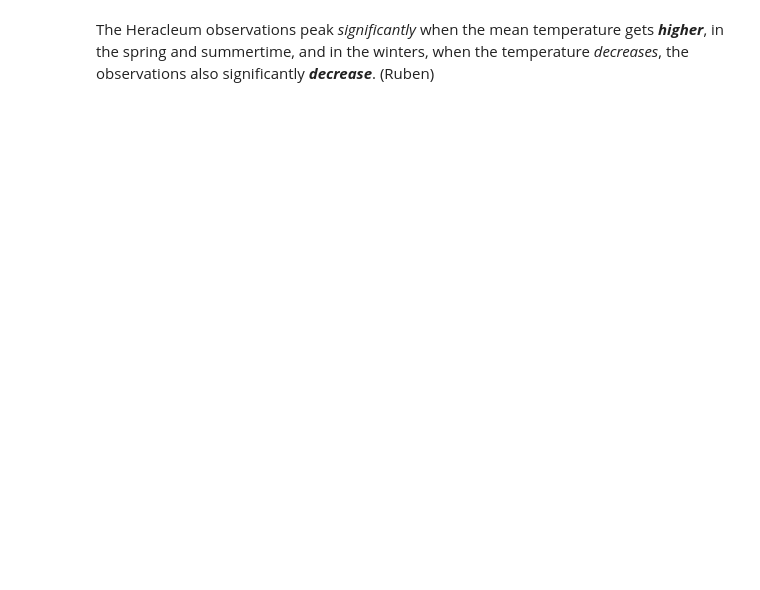
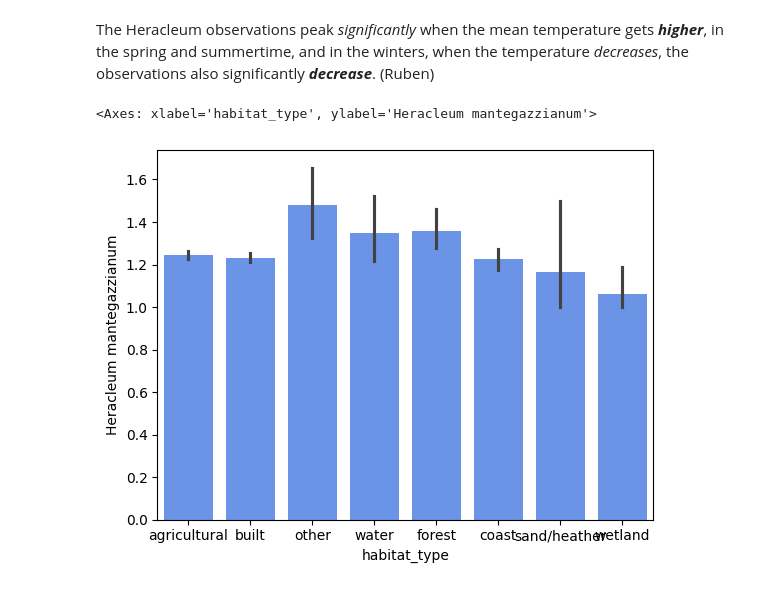
Before and after one commit to mikaelvos/Serj-is-Gone-The-Sequel-to-Serj-is-Still-Missing-The-Sequel-To-Where-is_Serj-The-Sequel-to-Where, a Jupyter notebook: new-notebook.ipynb, the cells around one changed output. Cells and saved outputs as stored; diff of their text form; code cells hidden in the pictures; blank space fills up the shorter version.

Commit message:
start of target per habitat

```diff
--- a/new-notebook.ipynb
+++ b/new-notebook.ipynb
@@ -222,3 +280,14 @@ habitats = pd.read_csv('habitats_cbs_2022_rowscols.csv', engine='pyarrow')
 
 df_merged = df_merged.merge(habitats[['rows', 'cols', 'main_habitat']], on=['rows', 'cols'], how='left')
 df_merged = df_merged.rename(columns={'main_habitat': 'habitat_type'})
+# %%
+habitat_subset = df_merged[['habitat_type', 'Heracleum mantegazzianum']]
+
+rows = habitat_subset[habitat_subset["Heracleum mantegazzianum"] == 0].index
+habitat_subset.drop(rows, inplace=True)
+
+habitat_subset.sample(100)
+sns.barplot(habitat_subset, x='habitat_type', y='Heracleum mantegazzianum')
+# %% [output]
+<Axes: xlabel='habitat_type', ylabel='Heracleum mantegazzianum'>
+[figure, added]
```
Also changed, not shown: parts of 10 cells of this notebook.
